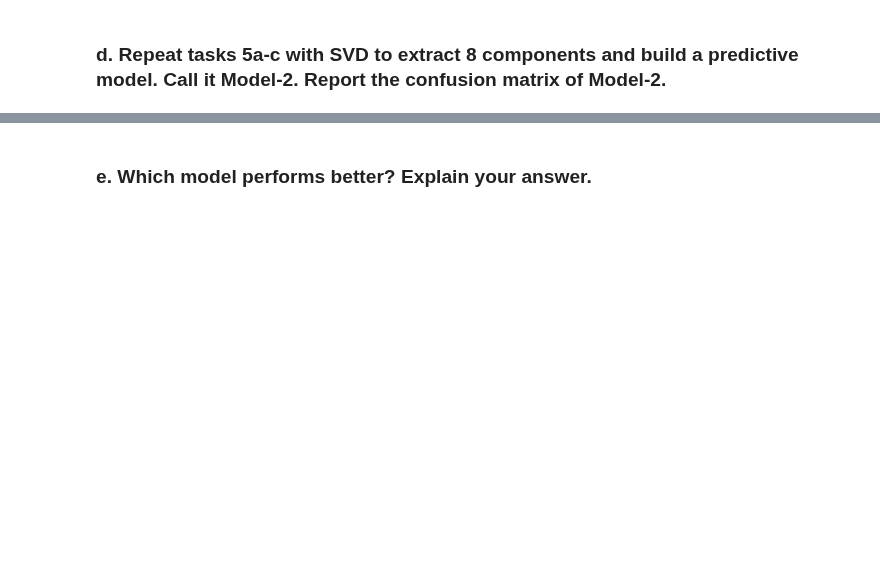
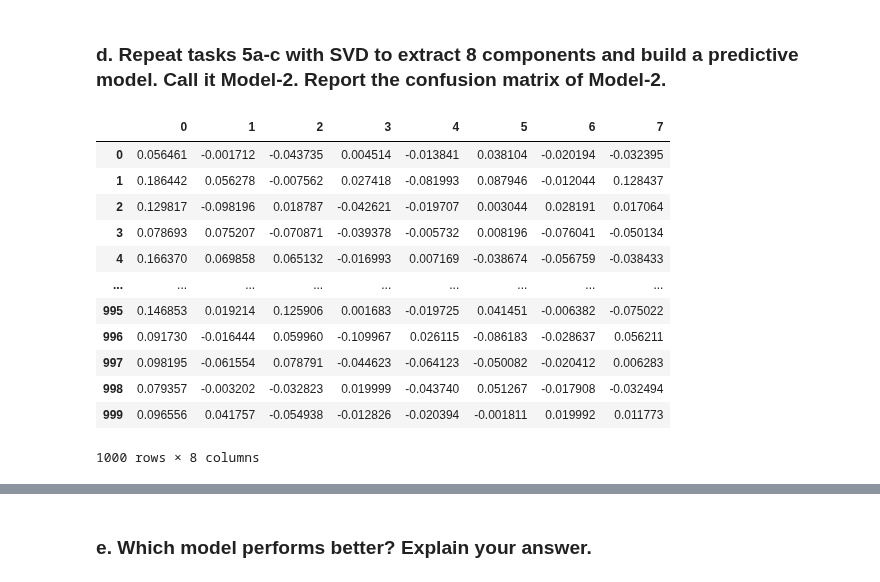
Before and after one commit to EviIius/6211_Advanced_BA, a Jupyter notebook: Assignment3_TextMining/Text-Mining.ipynb, the cells around one changed output, grey strips where cells are left out. Saved outputs shown, nothing was run; the diff lists cells and outputs as text; code cells hidden in the pictures; blank space fills up the shorter version.

```diff
--- a/Assignment3_TextMining/Text-Mining.ipynb
+++ b/Assignment3_TextMining/Text-Mining.ipynb
@@ -469,2 +536,32 @@ model_df
 # %% [markdown]
 ### **d. Repeat tasks 5a-c with SVD to extract 8 components and build a predictive model. Call it Model-2. Report the confusion matrix of Model-2.**
+# %%
+tfidf = models.TfidfModel(DFM)
+DFM_tfidf = tfidf[DFM]
+
+n_SVD = 8
+SVD_model = models.LsiModel(DFM_tfidf, id2word=dictionary, num_topics=n_SVD)
+SVD = SVD_model[DFM_tfidf]
+
+# convert results into array
+svd_array = gensim.matutils.corpus2csc(SVD).T.toarray()
+
+# convert results to data frame
+svd_df = pd.DataFrame(svd_array)
+
+# show SVD results - reduced vector representation of the documents
+svd_df
+# %% [output]
+|  | 0 | 1 | 2 | 3 | 4 | 5 | 6 | 7 |
+| 0 | 0.056461 | -0.001712 | -0.043735 | 0.004514 | -0.013841 | 0.038104 | -0.020194 | -0.032395 |
+| 1 | 0.186442 | 0.056278 | -0.007562 | 0.027418 | -0.081993 | 0.087946 | -0.012044 | 0.128437 |
+| 2 | 0.129817 | -0.098196 | 0.018787 | -0.042621 | -0.019707 | 0.003044 | 0.028191 | 0.017064 |
+| 3 | 0.078693 | 0.075207 | -0.070871 | -0.039378 | -0.005732 | 0.008196 | -0.076041 | -0.050134 |
+| 4 | 0.166370 | 0.069858 | 0.065132 | -0.016993 | 0.007169 | -0.038674 | -0.056759 | -0.038433 |
+| ... | ... | ... | ... | ... | ... | ... | ... | ... |
+| 995 | 0.146853 | 0.019214 | 0.125906 | 0.001683 | -0.019725 | 0.041451 | -0.006382 | -0.075022 |
+| 996 | 0.091730 | -0.016444 | 0.059960 | -0.109967 | 0.026115 | -0.086183 | -0.028637 | 0.056211 |
+| 997 | 0.098195 | -0.061554 | 0.078791 | -0.044623 | -0.064123 | -0.050082 | -0.020412 | 0.006283 |
+| 998 | 0.079357 | -0.003202 | -0.032823 | 0.019999 | -0.043740 | 0.051267 | -0.017908 | -0.032494 |
+| 999 | 0.096556 | 0.041757 | -0.054938 | -0.012826 | -0.020394 | -0.001811 | 0.019992 | 0.011773 |
+1000 rows × 8 columns
```
Also changed, not shown: parts of 13 cells of this notebook.
